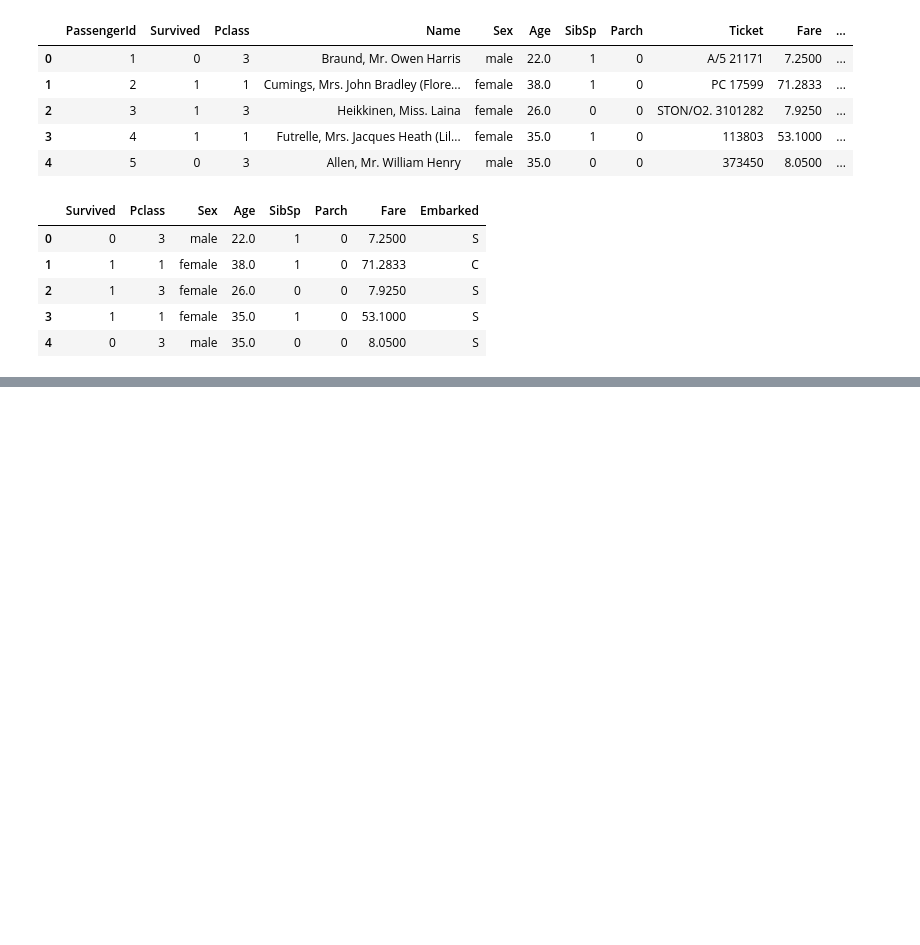
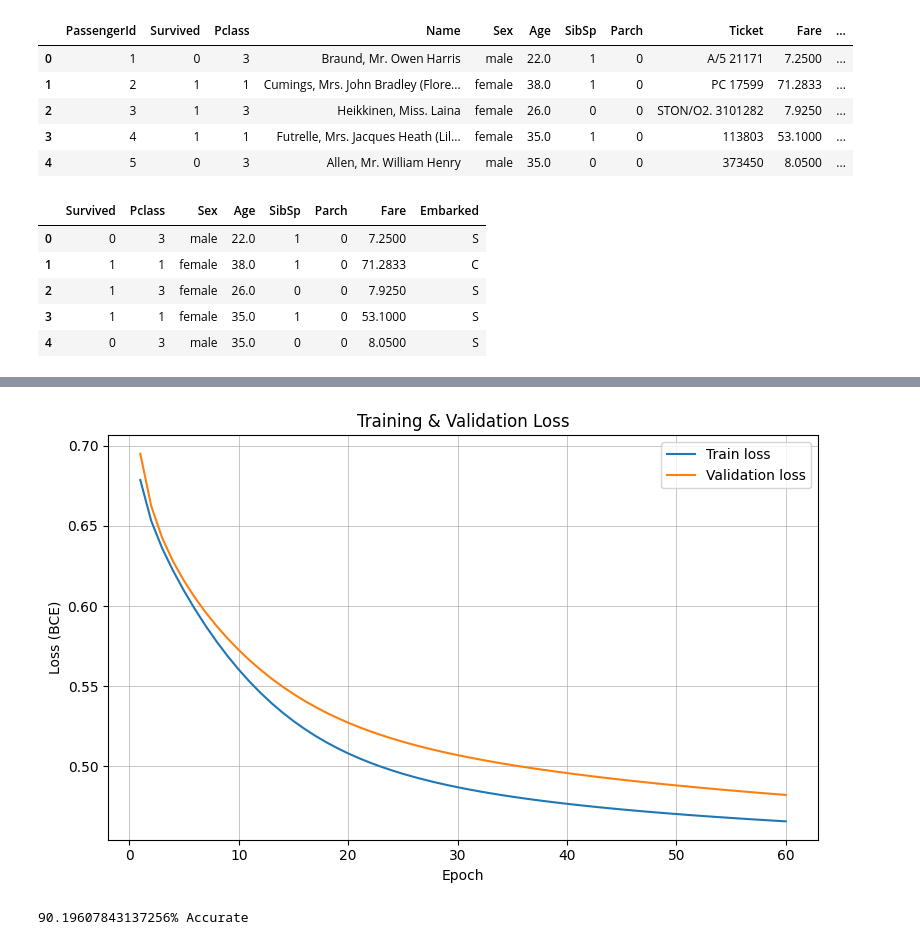
Before and after one commit to wafflesLL/LinearRegression, a Jupyter notebook: custom_lin_reg.ipynb, the cells around one changed output, grey strips where cells are left out. Cells and saved outputs as stored; diff of their text form; code cells hidden in the pictures; blank space fills up the shorter version.

```diff
--- a/custom_lin_reg.ipynb
+++ b/custom_lin_reg.ipynb
@@ -120,14 +153,0 @@ def sigmoid(z):
-# %%
-def initialize_params(m_features, seed=None):
-    rng = np.random.default_rng(seed)
-    w = rng.normal(loc=0.0, scale=1.0, size=m_features)
-    b = np.float64(0.0)
-    return w, b
-# %%
-def forward(X,w,b):
-    z = X.T.dot(w) + b
-    y_hat = sigmoid(z)
-    return z, y_hat
-# %%
-def compute_cost(y,y_hat):
-    return (y * np.log(y_hat) + (1-y) * np.log(1-y_hat))
@@ -135,0 +206,22 @@ def compute_gradients(X, y, y_hat):
+# %%
+w, b, history = train(X,y,1,60,X_val,y_val)
+# %%
+epochs = range(1, len(history['train']) + 1)
+
+plt.figure(figsize=(8,5))
+plt.plot(epochs, history['train'], label='Train loss')
+plt.plot(epochs, history['val'], label='Validation loss')
+plt.xlabel('Epoch')
+plt.ylabel('Loss (BCE)')
+plt.title('Training & Validation Loss')
+plt.legend()
+plt.grid(True, linewidth=0.5)
+plt.tight_layout()
+plt.show()
+# %% [output]
+[figure, added]
+# %%
+survival_rate = ((predict_proba(X_val,w,b).round() == 1).sum())/(y_val == 1).sum()
+print(f"{survival_rate * 100}% Accurate")
+# %% [output]
+90.19607843137256% Accurate
```
Also changed, not shown: parts of 10 cells of this notebook, 2 other files.
